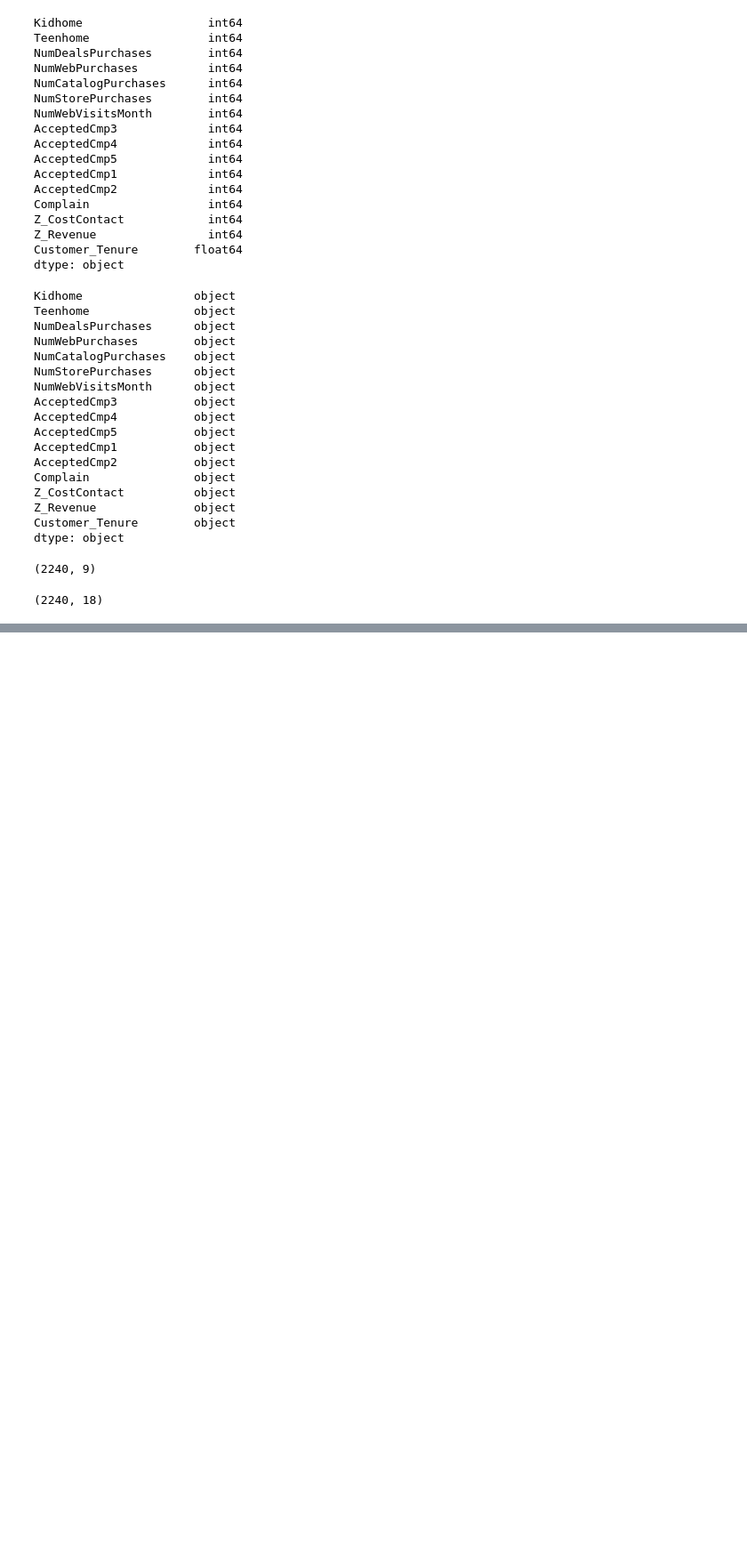
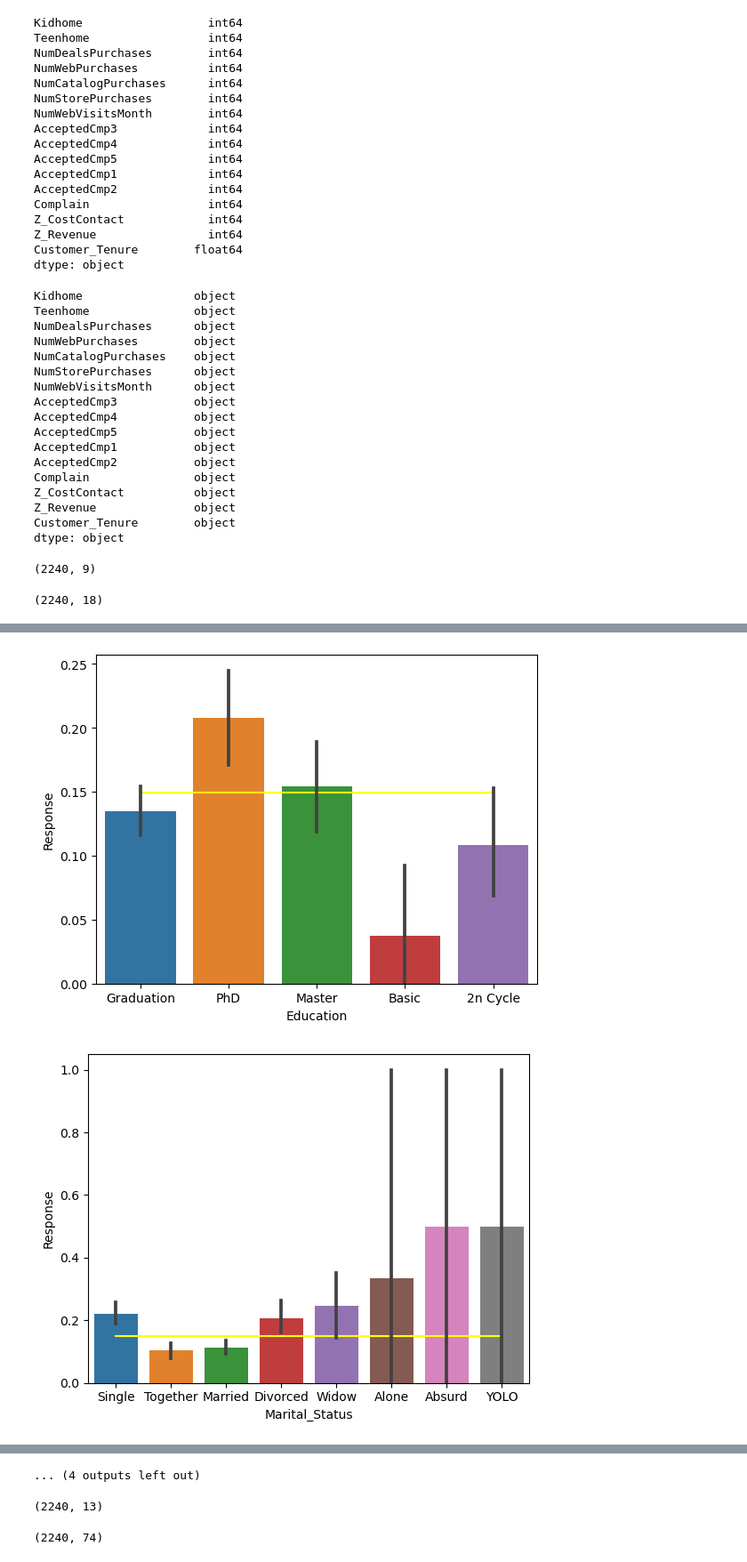
Before and after one commit to DarkoStojanovic2725/ML-marketing-analysis, a Jupyter notebook: marketing models.ipynb, the cells around one changed output, grey strips where cells are left out. Shown at 89% size. Drawn from its saved outputs; the diff is of its cells as text; code cells hidden in the pictures; blank space fills up the shorter version.

Commit message:
Categorical features selection

```diff
--- a/marketing models.ipynb
+++ b/marketing models.ipynb
@@ -332,0 +331,3 @@ Name: 0, dtype: float64
+# %%
+#categorical features selection
+categorical_features_uniqueness = pd.DataFrame(categorical.apply(lambda x: uniqueness(x)))
@@ -332,0 +354,5 @@ Name: 0, dtype: float64
+# %%
+categorical_features_uniqueness.columns=["feature_levels"]
+categorical_features_uniqueness_slice = categorical_features_uniqueness.loc[categorical_features_uniqueness["feature_levels"] > 1]
+sliced_list = categorical_features_uniqueness_slice.index
+categorical = categorical.loc[:, sliced_list]
@@ -332,0 +375,13 @@ Name: 0, dtype: float64
+# %%
+#check correlation for every col regarding to target var
+x_categorical_merged = pd.concat([y, categorical], axis = 1, join = "inner")
+
+from numpy import mean
+for col in categorical.columns:
+    mpl.figure()
+    sea.lineplot(x = col, y = x_categorical_merged["Response"].mean(), data = x_categorical_merged, color = "yellow")
+    sea.barplot(x = col, y = "Response", data = x_categorical_merged, estimator = mean)
+mpl.show()
+# %% [output]
+[figure, added]
+[figure, added]
@@ -332,0 +398,13 @@ Name: 0, dtype: float64
+... (4 outputs left out)
+# %%
+categorical_list_drop = ["Education", "NumStorePurchases", "Complain"]
+categorical = categorical.drop(categorical_list_drop, axis = 1)
+categorical.shape
+# %% [output]
+(2240, 13)
+# %%
+#creating dummy features (n-1), decompose to simple col values
+x_categorical_dummies = pd.get_dummies(categorical, drop_first = True)
+x_categorical_dummies.shape
+# %% [output]
+(2240, 74)
```
Also changed, not shown: parts of 34 cells of this notebook.
